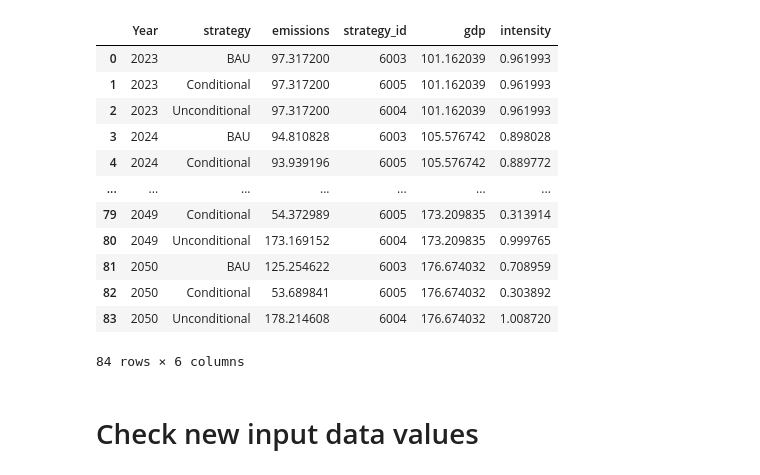
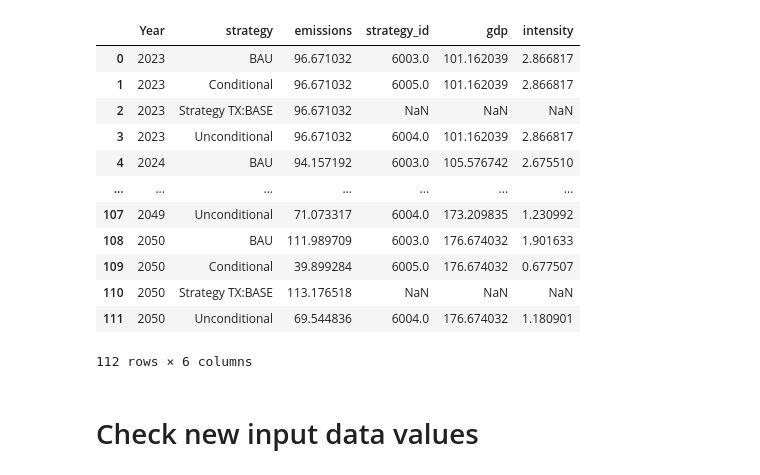
Before and after one commit to sisepuede-framework/ssp_libya, a Jupyter notebook: ssp_modeling/notebooks/emissions_intensity.ipynb, the cells around one changed output. Drawn from its saved outputs; the diff is of its cells as text; code cells hidden in the pictures.

Commit message:
Update transformation ramps and add conditional yamls

```diff
--- a/ssp_modeling/notebooks/emissions_intensity.ipynb
+++ b/ssp_modeling/notebooks/emissions_intensity.ipynb
@@ -7,37 +7,37 @@ drivers = drivers[
     (drivers['variable'] == "gdp_mmm_usd")
     & (drivers['primary_id'] != 0)
     & (drivers['strategy'] != "Historical")
-    & (drivers['strategy'] != "Strategy TX:BASE")
+    #& (drivers['strategy'] != "Strategy TX:BASE")
 ][['Year', 'strategy', 'strategy_id', 'value']]
 
 drivers = drivers.rename(columns={'value': 'gdp'})
 # %%
-emissions = pd.read_csv("/Users/alexa/Projects/ssp_libya/ssp_modeling/tableau/data/decomposed_emissions_libya_2023_sisepuede_results_sisepuede_run_2026-04-07T15;01;52.792929_WIDE_INPUTS_OUTPUTS.csv")
+emissions = pd.read_csv("/Users/alexa/Projects/ssp_libya/ssp_modeling/tableau/data/decomposed_emissions_libya_2023.csv")
 emissions = emissions.groupby(['Year','strategy']).agg({'value': 'sum'}).reset_index()
 emissions = emissions[
-    (emissions['strategy'] != "Strategy TX:BASE")
-    & (emissions['strategy'] != "Historical")
+    #(emissions['strategy'] != "Strategy TX:BASE")
+     (emissions['strategy'] != "Historical")
 ]
 emissions.rename(columns={'value': 'emissions'}, inplace=True)
 # %%
 intensity = pd.merge(emissions, drivers, on=['Year','strategy'], how='left')
 
-intensity['intensity'] = intensity['emissions'] / intensity['gdp']
+intensity['intensity'] = intensity['emissions'] / (intensity['gdp']/3)
 intensity
 # %% [output]
 |  | Year | strategy | emissions | strategy_id | gdp | intensity |
-| 0 | 2023 | BAU | 97.317200 | 6003 | 101.162039 | 0.961993 |
-| 1 | 2023 | Conditional | 97.317200 | 6005 | 101.162039 | 0.961993 |
-| 2 | 2023 | Unconditional | 97.317200 | 6004 | 101.162039 | 0.961993 |
-| 3 | 2024 | BAU | 94.810828 | 6003 | 105.576742 | 0.898028 |
-| 4 | 2024 | Conditional | 93.939196 | 6005 | 105.576742 | 0.889772 |
+| 0 | 2023 | BAU | 96.671032 | 6003.0 | 101.162039 | 2.866817 |
+| 1 | 2023 | Conditional | 96.671032 | 6005.0 | 101.162039 | 2.866817 |
+| 2 | 2023 | Strategy TX:BASE | 96.671032 | NaN | NaN | NaN |
+| 3 | 2023 | Unconditional | 96.671032 | 6004.0 | 101.162039 | 2.866817 |
+| 4 | 2024 | BAU | 94.157192 | 6003.0 | 105.576742 | 2.675510 |
 | ... | ... | ... | ... | ... | ... | ... |
-| 79 | 2049 | Conditional | 54.372989 | 6005 | 173.209835 | 0.313914 |
-| 80 | 2049 | Unconditional | 173.169152 | 6004 | 173.209835 | 0.999765 |
-| 81 | 2050 | BAU | 125.254622 | 6003 | 176.674032 | 0.708959 |
-| 82 | 2050 | Conditional | 53.689841 | 6005 | 176.674032 | 0.303892 |
-| 83 | 2050 | Unconditional | 178.214608 | 6004 | 176.674032 | 1.008720 |
+| 107 | 2049 | Unconditional | 71.073317 | 6004.0 | 173.209835 | 1.230992 |
+| 108 | 2050 | BAU | 111.989709 | 6003.0 | 176.674032 | 1.901633 |
+| 109 | 2050 | Conditional | 39.899284 | 6005.0 | 176.674032 | 0.677507 |
+| 110 | 2050 | Strategy TX:BASE | 113.176518 | NaN | NaN | NaN |
+| 111 | 2050 | Unconditional | 69.544836 | 6004.0 | 176.674032 | 1.180901 |
-84 rows × 6 columns
+112 rows × 6 columns
 # %%
 intensity.to_csv("/Users/alexa/Projects/ssp_libya/ssp_modeling/tableau/data/emissions_intensity.csv", index=False)
 # %% [markdown]
```
Also changed, not shown: 25 other files.
